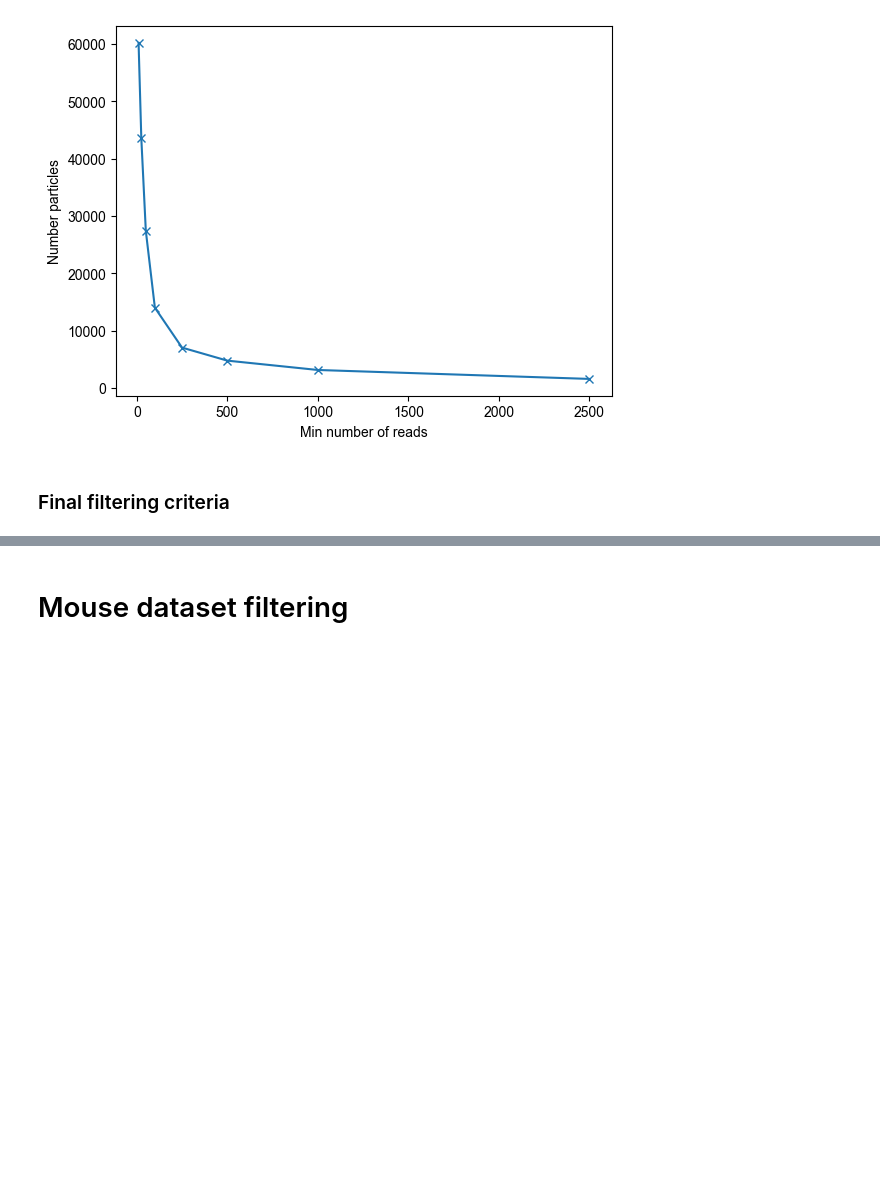
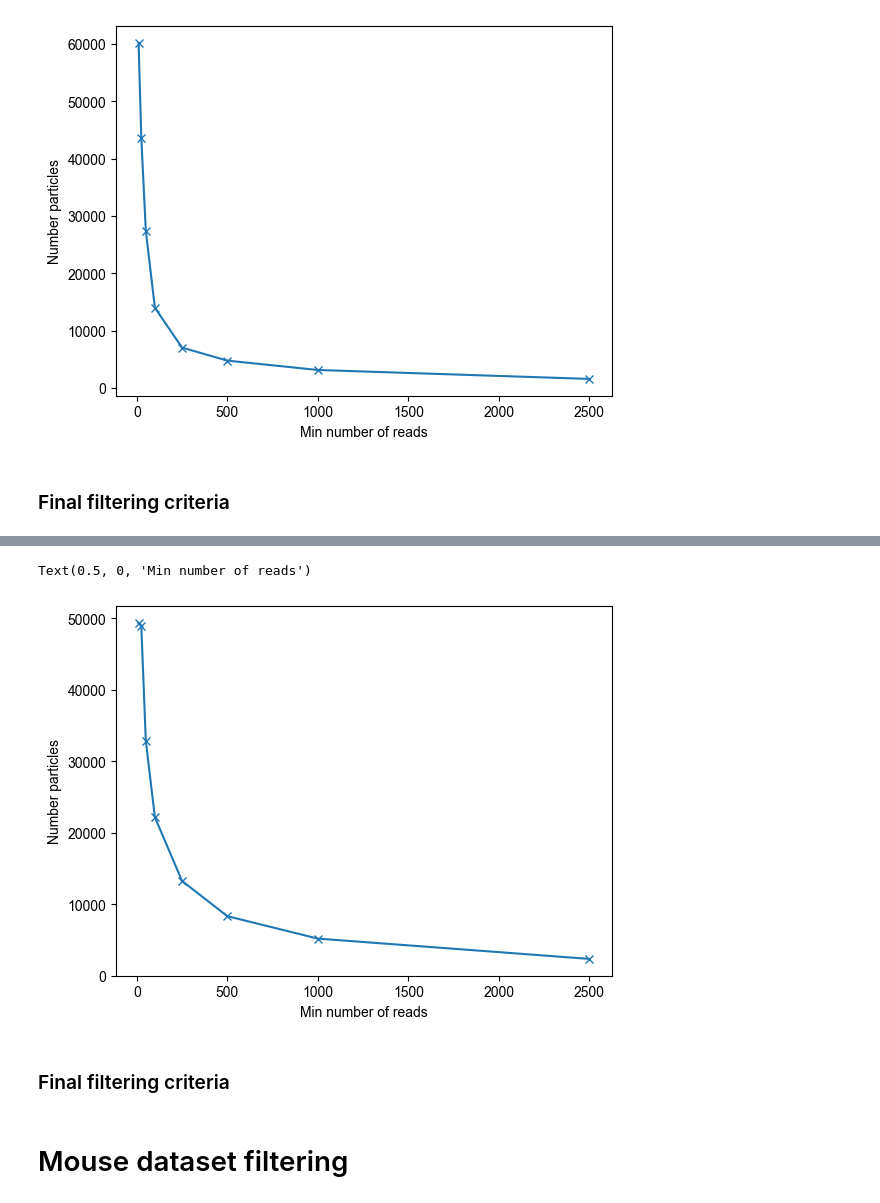
Before and after one commit to gerberlab/MCSPACE, a Jupyter notebook: mcspace/MCSPACE_paper/figures/figure_S1_data_filtering.ipynb, the cells around one changed output, grey strips where cells are left out. Cells and saved outputs as stored; diff of their text form; code cells hidden in the pictures; blank space fills up the shorter version.

```diff
--- a/mcspace/MCSPACE_paper/figures/figure_S1_data_filtering.ipynb
+++ b/mcspace/MCSPACE_paper/figures/figure_S1_data_filtering.ipynb
@@ -96,0 +126,24 @@ reads, num_otus, times, subjects, human_dataset = get_human_timeseries_dataset(
+# %%
+min_read_vals=[10,25,50,100,250,500,1000,2500]
+
+inulin_npart_vals = np.zeros(len(min_read_vals))
+
+for i,min_reads in enumerate(min_read_vals):
+    max_reads=10000
+    min_abundance=0.005 # from inspecting above plot
+    num_consistent_subjects=1
+
+    reads, num_otus, times, subjects, dataset = get_human_inulin_perturbation_dataset(
+        min_abundance=min_abundance, min_reads=min_reads, max_reads=max_reads, rootpath=datapath)
+    num_particles = get_num_particles(reads, times, subjects)
+    inulin_npart_vals[i] = num_particles
+# %%
+fig, ax = plt.subplots()
+ax.plot(min_read_vals,inulin_npart_vals,'-x')
+ax.set_ylabel("Number particles")
+ax.set_xlabel("Min number of reads")
+# %% [output]
+Text(0.5, 0, 'Min number of reads')
+[figure, added]
+# %% [markdown]
+### Final filtering criteria
```
Also changed, not shown: parts of 12 cells of this notebook, 10 other files.
